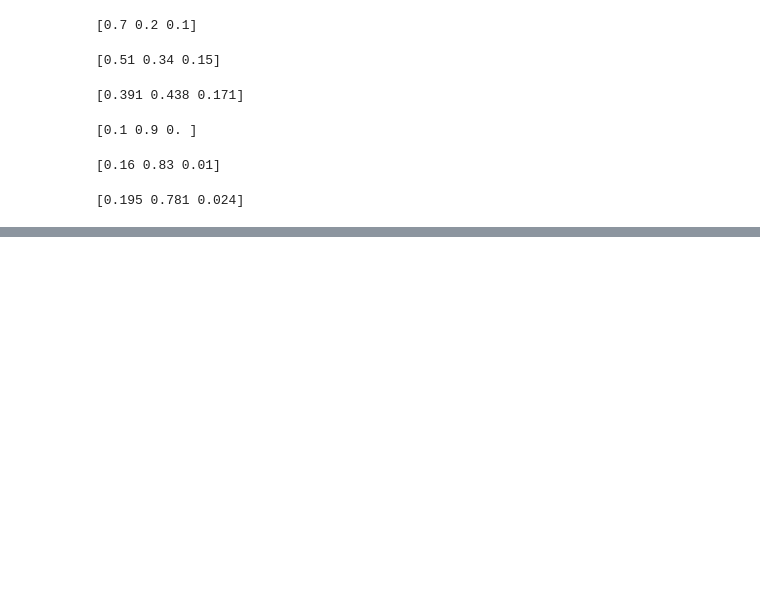
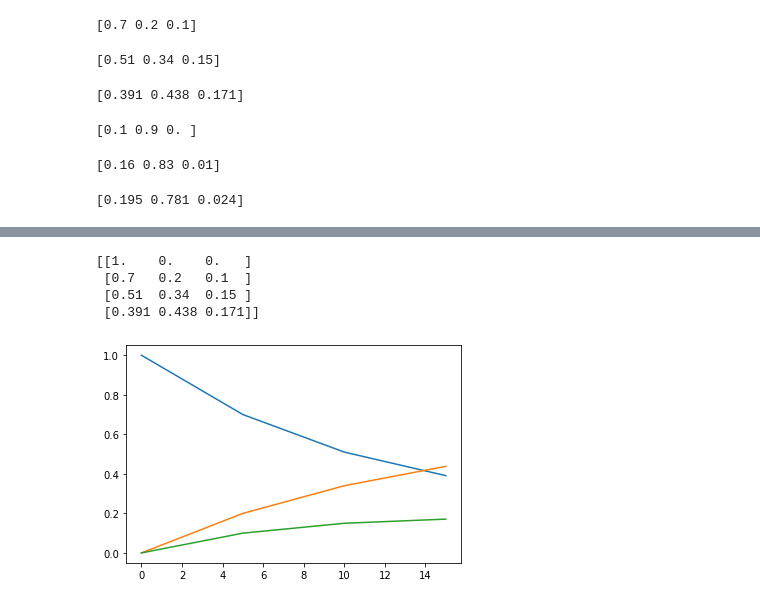
Before and after one commit to CarveTheFuture/Array_manipulation, a Jupyter notebook: Week1_DSI_LinearAlgebra.ipynb, the cells around one changed output, grey strips where cells are left out. Saved outputs shown, nothing was run; the diff lists cells and outputs as text; code cells hidden in the pictures; blank space fills up the shorter version.

```diff
--- a/Week1_DSI_LinearAlgebra.ipynb
+++ b/Week1_DSI_LinearAlgebra.ipynb
@@ -127,0 +147,9 @@ print(state_15_I)
+# %%
+plt.plot(np.arange(0, 16, 5), C_mat)
+print(C_mat)
+# %% [output]
+[[1.    0.    0.   ]
+ [0.7   0.2   0.1  ]
+ [0.51  0.34  0.15 ]
+ [0.391 0.438 0.171]]
+[figure, added]
```
Also changed, not shown: parts of 13 cells of this notebook.
